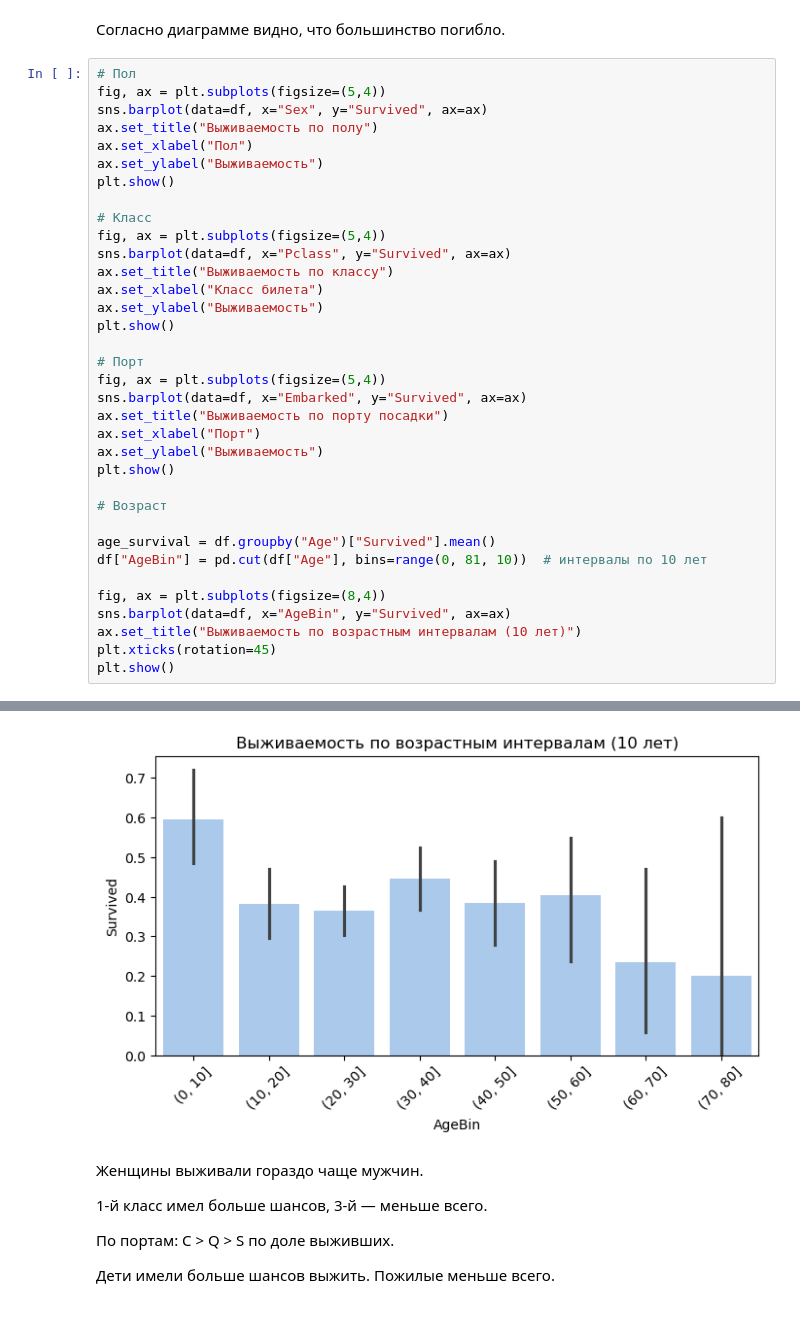
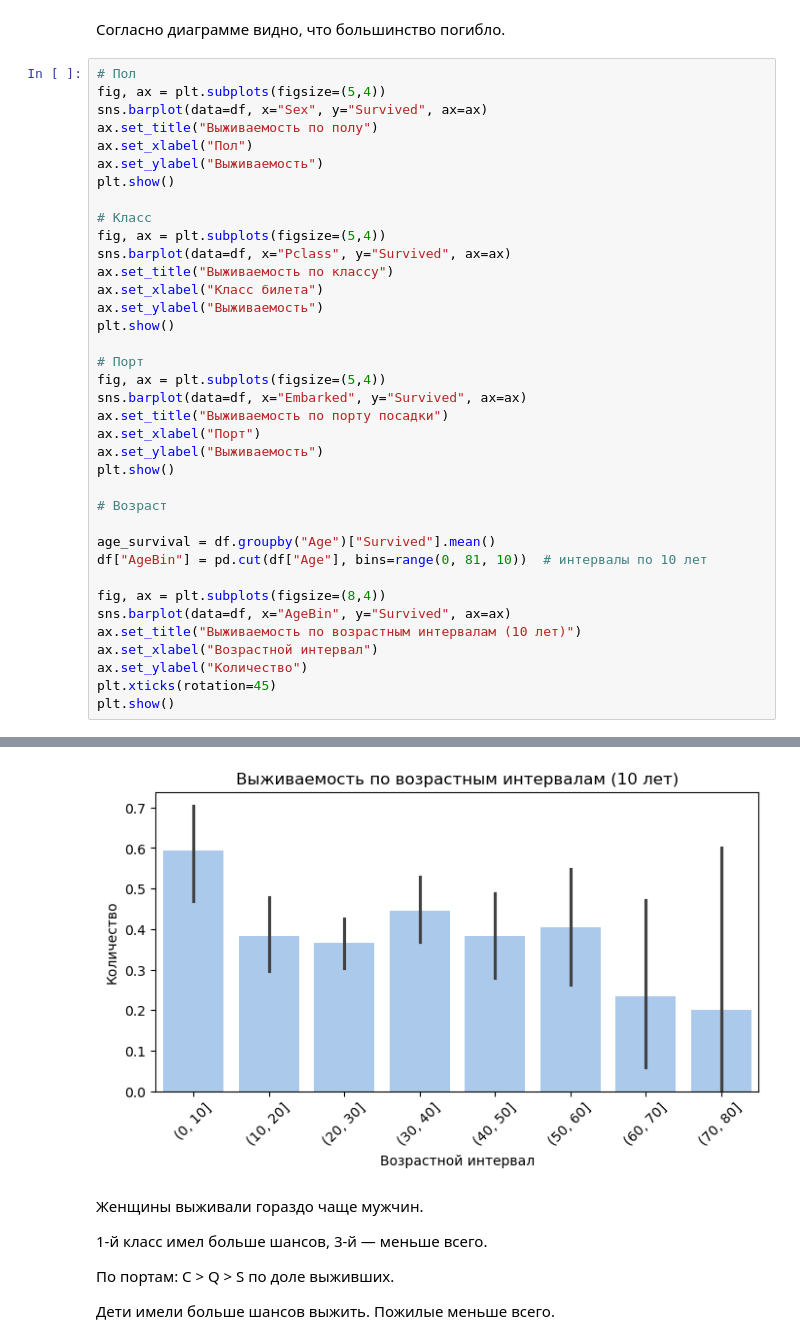
Before and after one commit to Leta1603/ML04, a Jupyter notebook: Homework 6/titanic_homework.ipynb, the cells around one changed output, grey strips where cells are left out. Drawn from its saved outputs; the diff is of its cells as text.

Commit message:
refactor: translate axis in graphic

```diff
--- a/Homework 6/titanic_homework.ipynb
+++ b/Homework 6/titanic_homework.ipynb
@@ -161,6 +161,8 @@ df["AgeBin"] = pd.cut(df["Age"], bins=range(0, 81, 10))  # интервалы п
 fig, ax = plt.subplots(figsize=(8,4))
 sns.barplot(data=df, x="AgeBin", y="Survived", ax=ax)
 ax.set_title("Выживаемость по возрастным интервалам (10 лет)")
+ax.set_xlabel("Возрастной интервал")
+ax.set_ylabel("Количество")
 plt.xticks(rotation=45)
 plt.show()
 # %% [output]
@@ -168,6 +170,6 @@ plt.show()
 [figure]
 [figure]
-[figure, old version]
+[figure, new version]
 # %% [markdown]
 Женщины выживали гораздо чаще мужчин.
 
```
Also changed, not shown: parts of 1 cell of this notebook.
